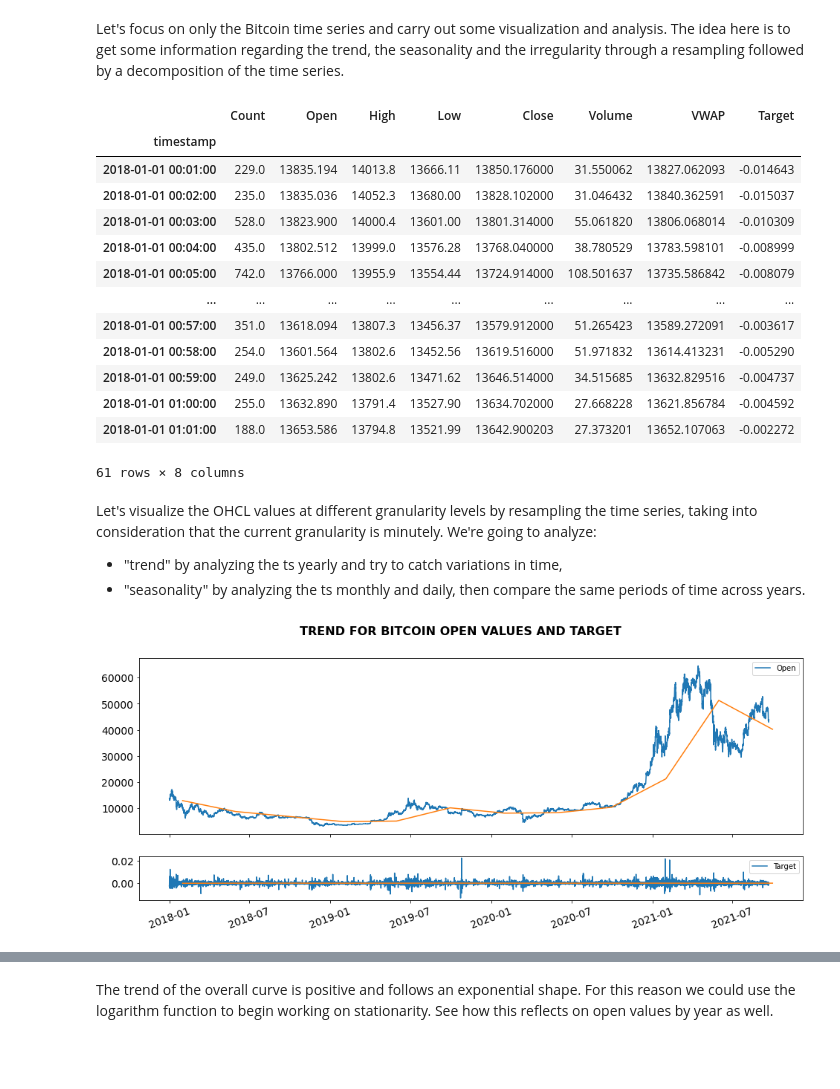
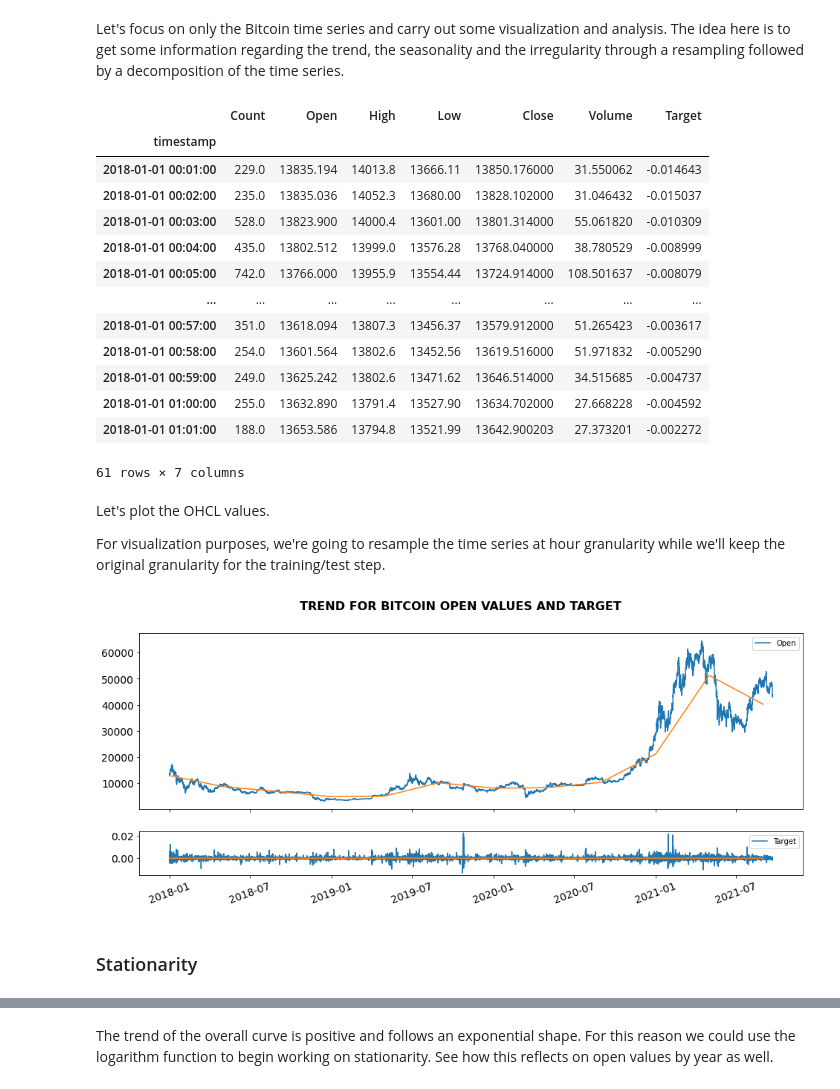
Before and after one commit to tfranza/crypto-forecasting, a Jupyter notebook: eda.ipynb, the cells around one changed output, grey strips where cells are left out. Saved outputs shown, nothing was run; the diff lists cells and outputs as text; code cells hidden in the pictures; blank space fills up the shorter version.

Commit message:
added stationarity analysis on ts

```diff
--- a/eda.ipynb
+++ b/eda.ipynb
@@ -146,29 +146,29 @@ Let's focus on only the Bitcoin time series and carry out some visualization and
 # %%
 bc = train[train['Asset_ID']==1]
 
-bc = bc.drop(columns=['Asset_ID'])
+bc = bc.drop(columns=['Asset_ID', 'VWAP'])
 
 bc = bc.set_index('timestamp')
 # %%
 bc.head(61)
 # %% [output]
-|  | Count | Open | High | Low | Close | Volume | VWAP | Target |
-| timestamp |  |  |  |  |  |  |  |  |
-| 2018-01-01 00:01:00 | 229.0 | 13835.194 | 14013.8 | 13666.11 | 13850.176000 | 31.550062 | 13827.062093 | -0.014643 |
-| 2018-01-01 00:02:00 | 235.0 | 13835.036 | 14052.3 | 13680.00 | 13828.102000 | 31.046432 | 13840.362591 | -0.015037 |
-| 2018-01-01 00:03:00 | 528.0 | 13823.900 | 14000.4 | 13601.00 | 13801.314000 | 55.061820 | 13806.068014 | -0.010309 |
-| 2018-01-01 00:04:00 | 435.0 | 13802.512 | 13999.0 | 13576.28 | 13768.040000 | 38.780529 | 13783.598101 | -0.008999 |
-| 2018-01-01 00:05:00 | 742.0 | 13766.000 | 13955.9 | 13554.44 | 13724.914000 | 108.501637 | 13735.586842 | -0.008079 |
-| ... | ... | ... | ... | ... | ... | ... | ... | ... |
-| 2018-01-01 00:57:00 | 351.0 | 13618.094 | 13807.3 | 13456.37 | 13579.912000 | 51.265423 | 13589.272091 | -0.003617 |
-| 2018-01-01 00:58:00 | 254.0 | 13601.564 | 13802.6 | 13452.56 | 13619.516000 | 51.971832 | 13614.413231 | -0.005290 |
-| 2018-01-01 00:59:00 | 249.0 | 13625.242 | 13802.6 | 13471.62 | 13646.514000 | 34.515685 | 13632.829516 | -0.004737 |
-| 2018-01-01 01:00:00 | 255.0 | 13632.890 | 13791.4 | 13527.90 | 13634.702000 | 27.668228 | 13621.856784 | -0.004592 |
-| 2018-01-01 01:01:00 | 188.0 | 13653.586 | 13794.8 | 13521.99 | 13642.900203 | 27.373201 | 13652.107063 | -0.002272 |
+|  | Count | Open | High | Low | Close | Volume | Target |
+| timestamp |  |  |  |  |  |  |  |
+| 2018-01-01 00:01:00 | 229.0 | 13835.194 | 14013.8 | 13666.11 | 13850.176000 | 31.550062 | -0.014643 |
+| 2018-01-01 00:02:00 | 235.0 | 13835.036 | 14052.3 | 13680.00 | 13828.102000 | 31.046432 | -0.015037 |
+| 2018-01-01 00:03:00 | 528.0 | 13823.900 | 14000.4 | 13601.00 | 13801.314000 | 55.061820 | -0.010309 |
+| 2018-01-01 00:04:00 | 435.0 | 13802.512 | 13999.0 | 13576.28 | 13768.040000 | 38.780529 | -0.008999 |
+| 2018-01-01 00:05:00 | 742.0 | 13766.000 | 13955.9 | 13554.44 | 13724.914000 | 108.501637 | -0.008079 |
+| ... | ... | ... | ... | ... | ... | ... | ... |
+| 2018-01-01 00:57:00 | 351.0 | 13618.094 | 13807.3 | 13456.37 | 13579.912000 | 51.265423 | -0.003617 |
+| 2018-01-01 00:58:00 | 254.0 | 13601.564 | 13802.6 | 13452.56 | 13619.516000 | 51.971832 | -0.005290 |
+| 2018-01-01 00:59:00 | 249.0 | 13625.242 | 13802.6 | 13471.62 | 13646.514000 | 34.515685 | -0.004737 |
+| 2018-01-01 01:00:00 | 255.0 | 13632.890 | 13791.4 | 13527.90 | 13634.702000 | 27.668228 | -0.004592 |
+| 2018-01-01 01:01:00 | 188.0 | 13653.586 | 13794.8 | 13521.99 | 13642.900203 | 27.373201 | -0.002272 |
-61 rows × 8 columns
+61 rows × 7 columns
 # %% [markdown]
-Let's visualize the OHCL values at different granularity levels by resampling the time series, taking into consideration that the current granularity is minutely. We're going to analyze:
-* "trend" by analyzing the ts yearly and try to catch variations in time,
-* "seasonality" by analyzing the ts monthly and daily, then compare the same periods of time across years.
+Let's plot the OHCL values.
+
+For visualization purposes, we're going to resample the time series at hour granularity while we'll keep the original granularity for the training/test step.
 # %%
 bc_hourly    = bc.resample('h').mean().dropna()
@@ -179,21 +176,23 @@ bc_yearly    = bc.resample('Y').mean().dropna()
 # %%
 fig, axis = plt.subplots(2, 1, figsize=(16,6), gridspec_kw={'height_ratios': [4, 1]}, sharex=True)
 
 fig.suptitle('TREND FOR BITCOIN OPEN VALUES AND TARGET', fontsize=16, fontweight='bold')
 
 ax = axis[0]
 ax.plot(bc_hourly.index, bc_hourly['Open'])
-ax.plot(bc_quarterly.index, bc_quarterly['Open'])
+ax.plot(bc_quarterly.index - pd.Timedelta('30d'), bc_quarterly['Open'])
 ax.legend(labels=['Open'])
 ax.tick_params(axis='y', labelsize=14)
 
 ax = axis[1]
 ax.plot(bc_hourly.index, bc_hourly['Target'])
-ax.plot(bc_quarterly.index, bc_quarterly['Target'])
+ax.plot(bc_quarterly.index - pd.Timedelta('30d'), bc_quarterly['Target'])
 ax.legend(labels=['Target'])
 ax.tick_params(axis='y', labelsize=14)
 
 plt.xticks(fontsize=14, rotation=20)
 plt.show()
 # %% [output]
-[figure, old version]
+[figure, new version]
+# %% [markdown]
+### Stationarity
```
Also changed, not shown: parts of 13 cells of this notebook.
